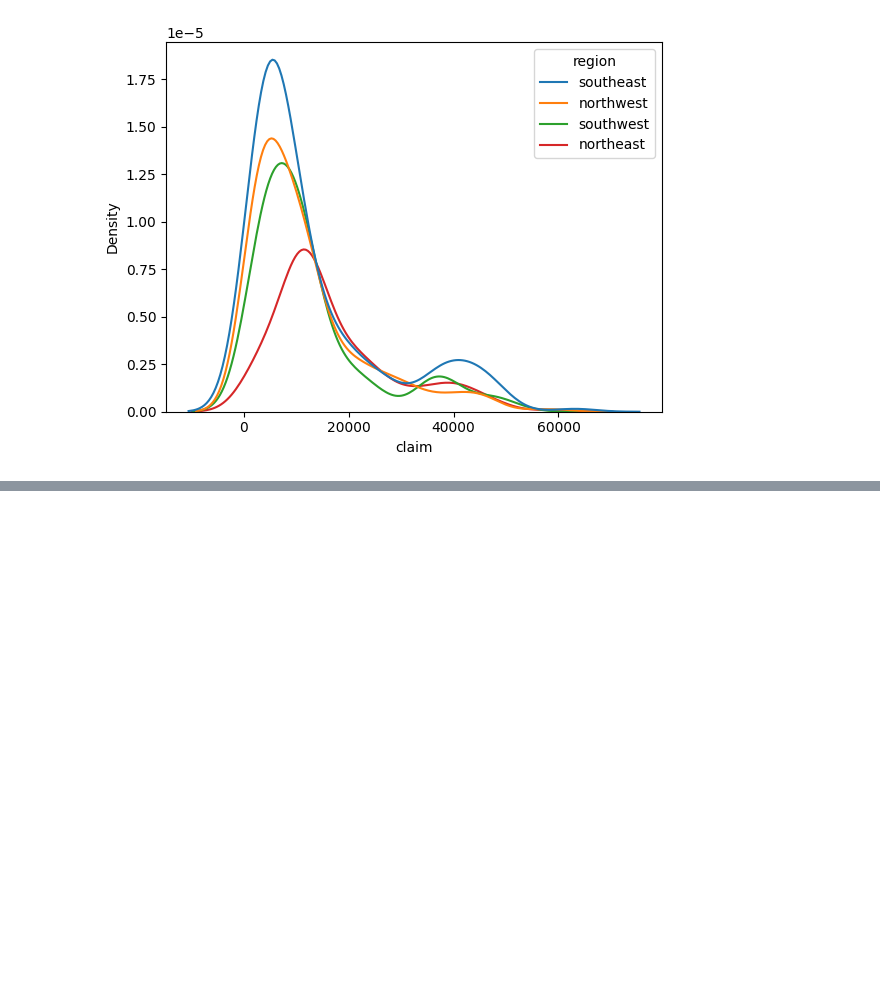
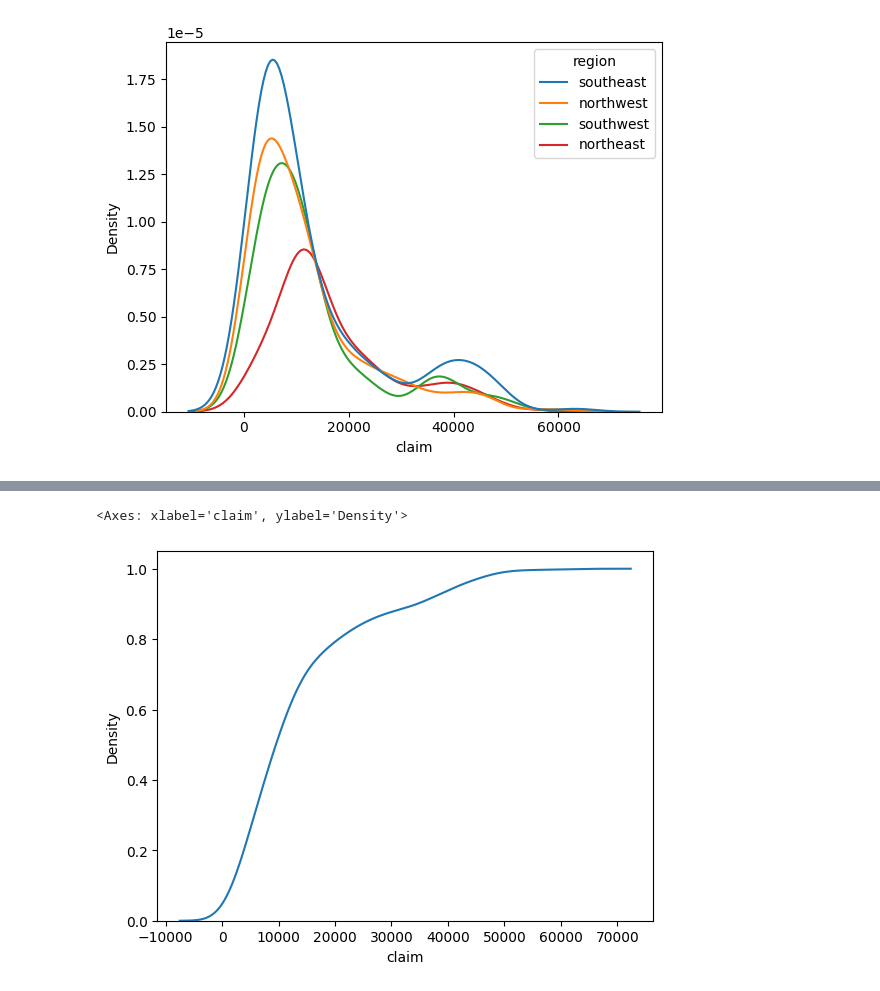
Before and after one commit to NityaVerma19/DSMP, a Jupyter notebook: Descriptive stats 2/task_40.ipynb, the cells around one changed output, grey strips where cells are left out. Cells and saved outputs as stored; diff of their text form; code cells hidden in the pictures; blank space fills up the shorter version.

```diff
--- a/Descriptive stats 2/task_40.ipynb
+++ b/Descriptive stats 2/task_40.ipynb
@@ -95,0 +118,5 @@ sns.kdeplot(df, x = "claim", hue = "region")
+# %%
+sns.kdeplot(df['claim'], cumulative=True)
+# %% [output]
+<Axes: xlabel='claim', ylabel='Density'>
+[figure, added]
```
Also changed, not shown: parts of 5 cells of this notebook.
